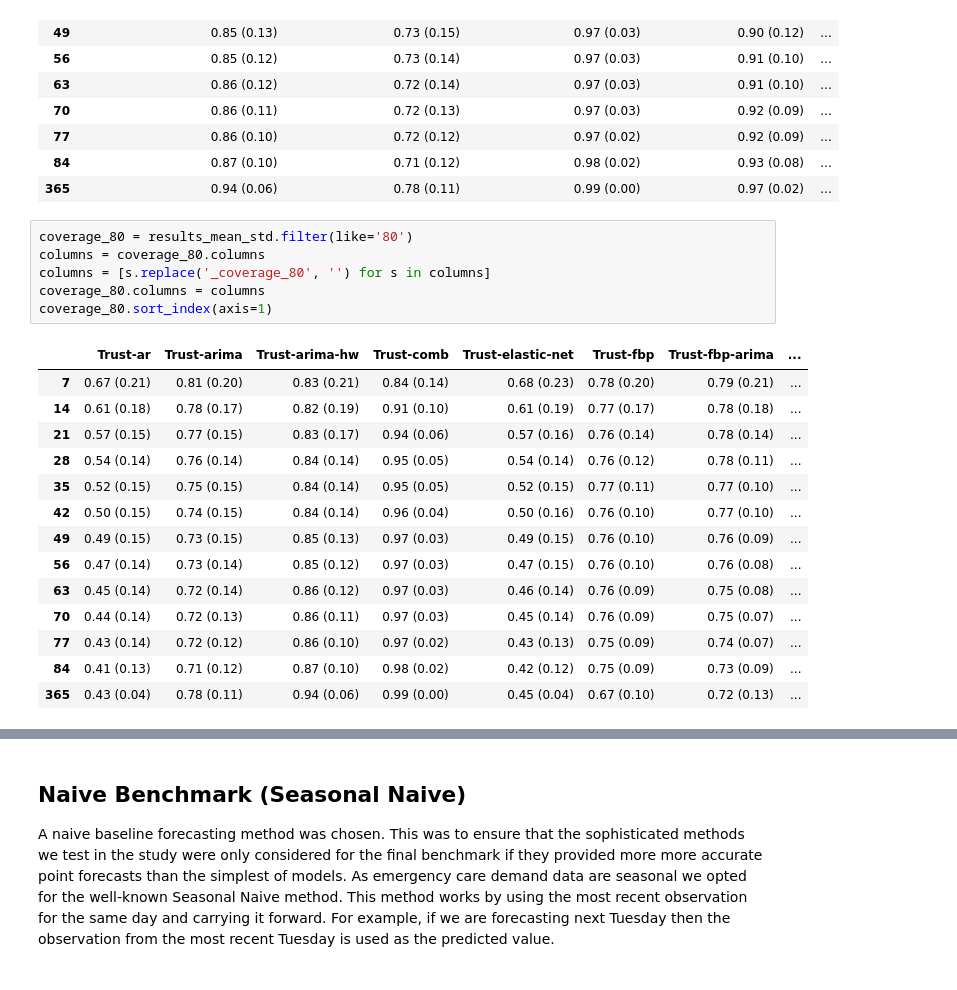
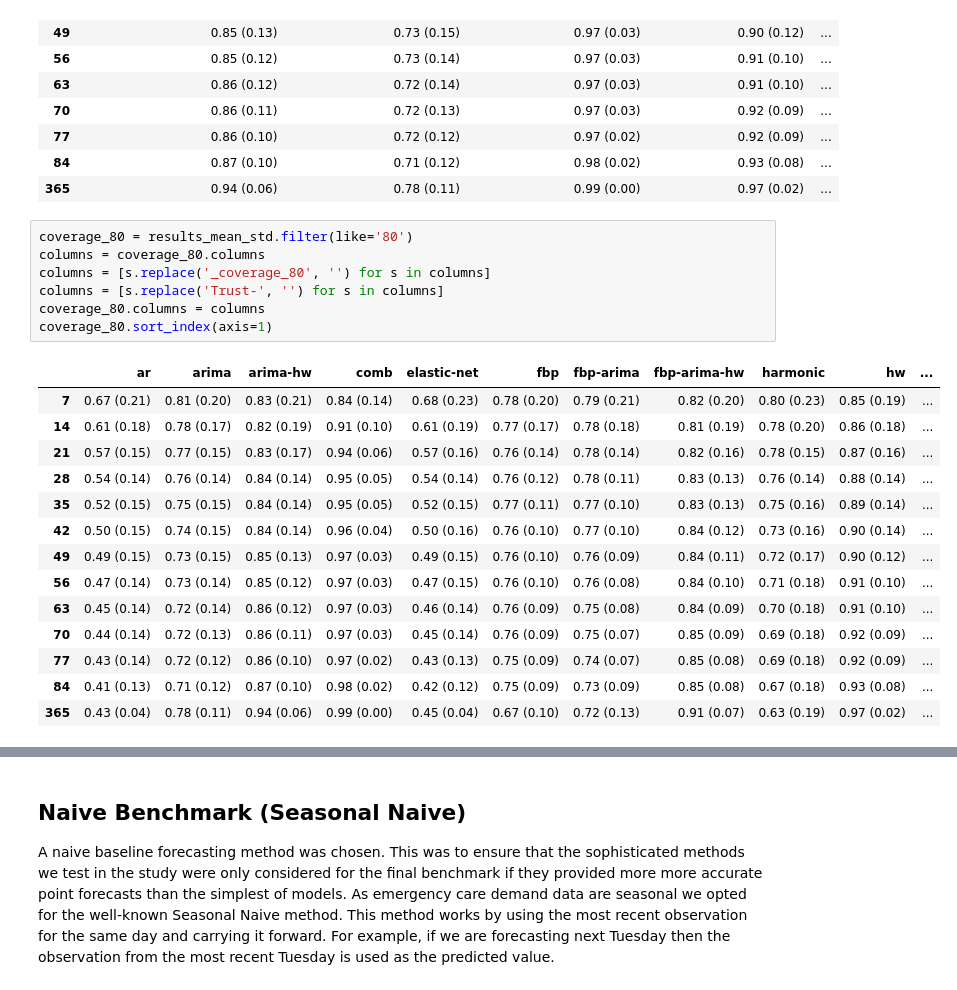
Before and after one commit to TomMonks/swast-benchmarking, a Jupyter notebook: results/summary_stage_1.ipynb, the cells around one changed output, grey strips where cells are left out. Saved outputs shown, nothing was run; the diff lists cells and outputs as text.

```diff
--- a/results/summary_stage_1.ipynb
+++ b/results/summary_stage_1.ipynb
@@ -214,24 +240,25 @@ coverage
 # %%
 coverage_80 = results_mean_std.filter(like='80')
 columns = coverage_80.columns
 columns = [s.replace('_coverage_80', '') for s in columns]
+columns = [s.replace('Trust-', '') for s in columns]
 coverage_80.columns = columns
 coverage_80.sort_index(axis=1)
 # %% [output]
-|  | Trust-ar | Trust-arima | Trust-arima-hw | Trust-comb | Trust-elastic-net | Trust-fbp | Trust-fbp-arima | ... |
-| 7 | 0.67 (0.21) | 0.81 (0.20) | 0.83 (0.21) | 0.84 (0.14) | 0.68 (0.23) | 0.78 (0.20) | 0.79 (0.21) | ... |
-| 14 | 0.61 (0.18) | 0.78 (0.17) | 0.82 (0.19) | 0.91 (0.10) | 0.61 (0.19) | 0.77 (0.17) | 0.78 (0.18) | ... |
-| 21 | 0.57 (0.15) | 0.77 (0.15) | 0.83 (0.17) | 0.94 (0.06) | 0.57 (0.16) | 0.76 (0.14) | 0.78 (0.14) | ... |
-| 28 | 0.54 (0.14) | 0.76 (0.14) | 0.84 (0.14) | 0.95 (0.05) | 0.54 (0.14) | 0.76 (0.12) | 0.78 (0.11) | ... |
-| 35 | 0.52 (0.15) | 0.75 (0.15) | 0.84 (0.14) | 0.95 (0.05) | 0.52 (0.15) | 0.77 (0.11) | 0.77 (0.10) | ... |
-| 42 | 0.50 (0.15) | 0.74 (0.15) | 0.84 (0.14) | 0.96 (0.04) | 0.50 (0.16) | 0.76 (0.10) | 0.77 (0.10) | ... |
-| 49 | 0.49 (0.15) | 0.73 (0.15) | 0.85 (0.13) | 0.97 (0.03) | 0.49 (0.15) | 0.76 (0.10) | 0.76 (0.09) | ... |
-| 56 | 0.47 (0.14) | 0.73 (0.14) | 0.85 (0.12) | 0.97 (0.03) | 0.47 (0.15) | 0.76 (0.10) | 0.76 (0.08) | ... |
-| 63 | 0.45 (0.14) | 0.72 (0.14) | 0.86 (0.12) | 0.97 (0.03) | 0.46 (0.14) | 0.76 (0.09) | 0.75 (0.08) | ... |
-| 70 | 0.44 (0.14) | 0.72 (0.13) | 0.86 (0.11) | 0.97 (0.03) | 0.45 (0.14) | 0.76 (0.09) | 0.75 (0.07) | ... |
-| 77 | 0.43 (0.14) | 0.72 (0.12) | 0.86 (0.10) | 0.97 (0.02) | 0.43 (0.13) | 0.75 (0.09) | 0.74 (0.07) | ... |
-| 84 | 0.41 (0.13) | 0.71 (0.12) | 0.87 (0.10) | 0.98 (0.02) | 0.42 (0.12) | 0.75 (0.09) | 0.73 (0.09) | ... |
-| 365 | 0.43 (0.04) | 0.78 (0.11) | 0.94 (0.06) | 0.99 (0.00) | 0.45 (0.04) | 0.67 (0.10) | 0.72 (0.13) | ... |
+|  | ar | arima | arima-hw | comb | elastic-net | fbp | fbp-arima | fbp-arima-hw | harmonic | hw | ... |
+| 7 | 0.67 (0.21) | 0.81 (0.20) | 0.83 (0.21) | 0.84 (0.14) | 0.68 (0.23) | 0.78 (0.20) | 0.79 (0.21) | 0.82 (0.20) | 0.80 (0.23) | 0.85 (0.19) | ... |
+| 14 | 0.61 (0.18) | 0.78 (0.17) | 0.82 (0.19) | 0.91 (0.10) | 0.61 (0.19) | 0.77 (0.17) | 0.78 (0.18) | 0.81 (0.19) | 0.78 (0.20) | 0.86 (0.18) | ... |
+| 21 | 0.57 (0.15) | 0.77 (0.15) | 0.83 (0.17) | 0.94 (0.06) | 0.57 (0.16) | 0.76 (0.14) | 0.78 (0.14) | 0.82 (0.16) | 0.78 (0.15) | 0.87 (0.16) | ... |
+| 28 | 0.54 (0.14) | 0.76 (0.14) | 0.84 (0.14) | 0.95 (0.05) | 0.54 (0.14) | 0.76 (0.12) | 0.78 (0.11) | 0.83 (0.13) | 0.76 (0.14) | 0.88 (0.14) | ... |
+| 35 | 0.52 (0.15) | 0.75 (0.15) | 0.84 (0.14) | 0.95 (0.05) | 0.52 (0.15) | 0.77 (0.11) | 0.77 (0.10) | 0.83 (0.13) | 0.75 (0.16) | 0.89 (0.14) | ... |
+| 42 | 0.50 (0.15) | 0.74 (0.15) | 0.84 (0.14) | 0.96 (0.04) | 0.50 (0.16) | 0.76 (0.10) | 0.77 (0.10) | 0.84 (0.12) | 0.73 (0.16) | 0.90 (0.14) | ... |
+| 49 | 0.49 (0.15) | 0.73 (0.15) | 0.85 (0.13) | 0.97 (0.03) | 0.49 (0.15) | 0.76 (0.10) | 0.76 (0.09) | 0.84 (0.11) | 0.72 (0.17) | 0.90 (0.12) | ... |
+| 56 | 0.47 (0.14) | 0.73 (0.14) | 0.85 (0.12) | 0.97 (0.03) | 0.47 (0.15) | 0.76 (0.10) | 0.76 (0.08) | 0.84 (0.10) | 0.71 (0.18) | 0.91 (0.10) | ... |
+| 63 | 0.45 (0.14) | 0.72 (0.14) | 0.86 (0.12) | 0.97 (0.03) | 0.46 (0.14) | 0.76 (0.09) | 0.75 (0.08) | 0.84 (0.09) | 0.70 (0.18) | 0.91 (0.10) | ... |
+| 70 | 0.44 (0.14) | 0.72 (0.13) | 0.86 (0.11) | 0.97 (0.03) | 0.45 (0.14) | 0.76 (0.09) | 0.75 (0.07) | 0.85 (0.09) | 0.69 (0.18) | 0.92 (0.09) | ... |
+| 77 | 0.43 (0.14) | 0.72 (0.12) | 0.86 (0.10) | 0.97 (0.02) | 0.43 (0.13) | 0.75 (0.09) | 0.74 (0.07) | 0.85 (0.08) | 0.69 (0.18) | 0.92 (0.09) | ... |
+| 84 | 0.41 (0.13) | 0.71 (0.12) | 0.87 (0.10) | 0.98 (0.02) | 0.42 (0.12) | 0.75 (0.09) | 0.73 (0.09) | 0.85 (0.08) | 0.67 (0.18) | 0.93 (0.08) | ... |
+| 365 | 0.43 (0.04) | 0.78 (0.11) | 0.94 (0.06) | 0.99 (0.00) | 0.45 (0.04) | 0.67 (0.10) | 0.72 (0.13) | 0.91 (0.07) | 0.63 (0.19) | 0.97 (0.02) | ... |
 # %%
 coverage_95 = results_mean_std.filter(like='95')
 columns = coverage_95.columns
```
Also changed, not shown: parts of 7 cells of this notebook, 3 other files.
